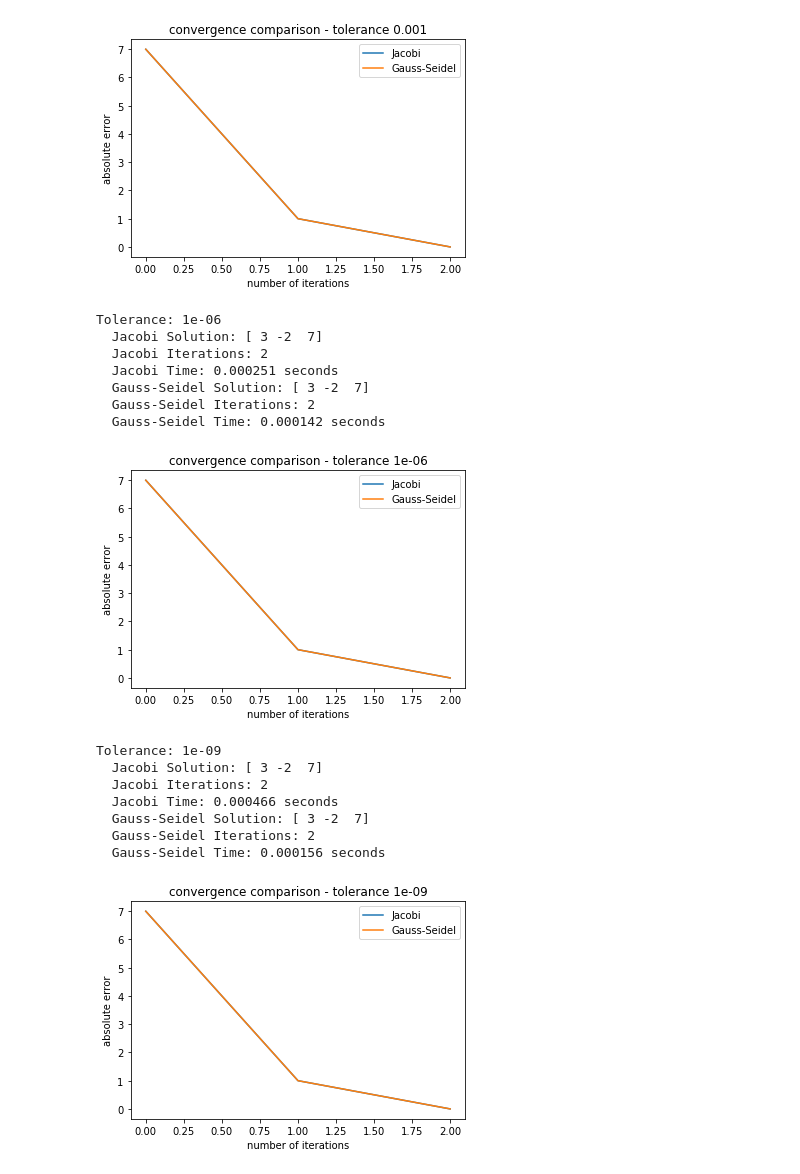
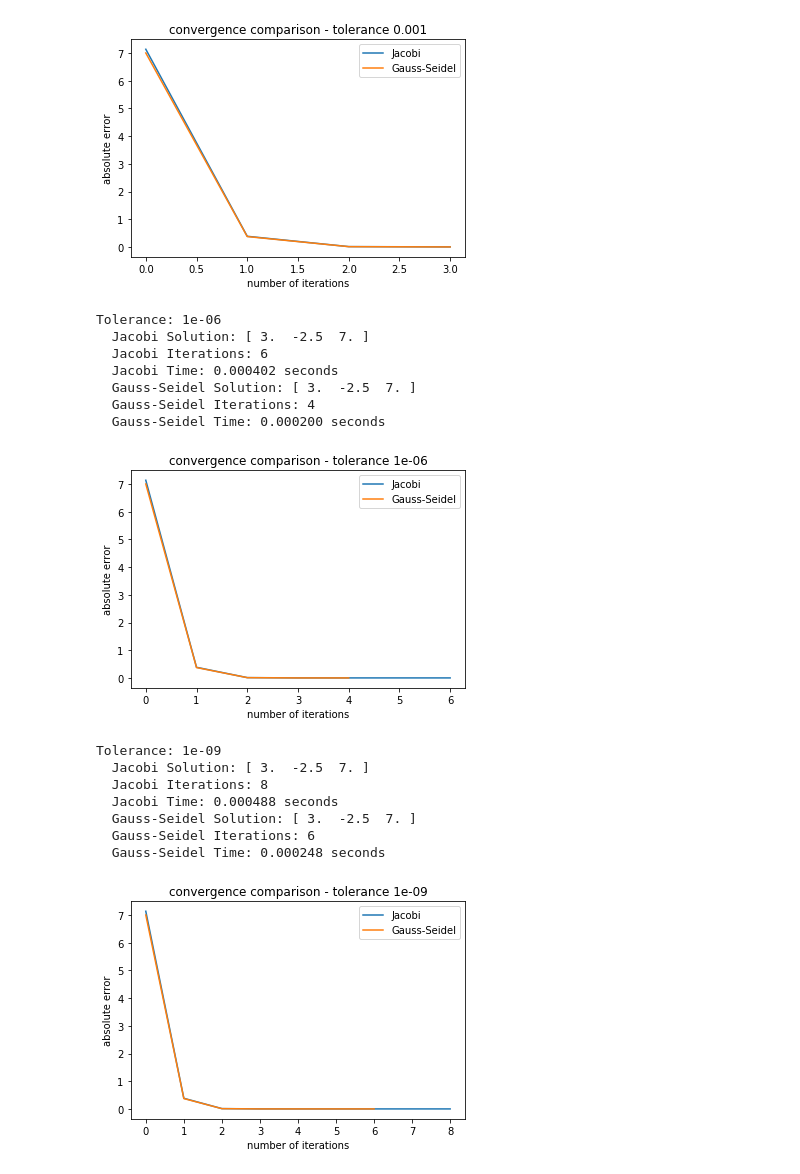
Before and after one commit to Roberto75369/coe311k, a Jupyter notebook: homework1/rd35434-HW4.ipynb, the cells around one changed output. Saved outputs shown, nothing was run; the diff lists cells and outputs as text; code cells hidden in the pictures.

```diff
--- a/homework1/rd35434-HW4.ipynb
+++ b/homework1/rd35434-HW4.ipynb
@@ -6,13 +6,13 @@ import matplotlib.pyplot as plt
 
 A = np.array([[3, -0.1, -0.2],
               [0.1, 7, -0.3],
-              [0.3, -0.2, 10]])
+              [0.3, -0.2, 10]], dtype=float)
 
-b = np.array([7.85, -19.3, 71.4])
+b = np.array([7.85, -19.3, 71.4], dtype=float)
 
-x0 = np.array([0, 0, 0])
+x0 = np.array([0, 0, 0],dtype=float)
 tolerances = [1e-3, 1e-6, 1e-9]
-max_iterations = 1000
+max_iterations = 100
 
 def jacobi(A, b, x0, tol, max_iterations):
     n = len(b)
@@ -86,18 +86,18 @@ Tolerance: 0.001
-[figure, old version]
+[figure, new version]
 Tolerance: 1e-06
-  Jacobi Solution: [ 3 -2  7]
-  Jacobi Iterations: 2
-  Jacobi Time: 0.000251 seconds
-  Gauss-Seidel Solution: [ 3 -2  7]
-  Gauss-Seidel Iterations: 2
-  Gauss-Seidel Time: 0.000142 seconds
+  Jacobi Solution: [ 3.  -2.5  7. ]
+  Jacobi Iterations: 6
+  Jacobi Time: 0.000402 seconds
+  Gauss-Seidel Solution: [ 3.  -2.5  7. ]
+  Gauss-Seidel Iterations: 4
+  Gauss-Seidel Time: 0.000200 seconds
-[figure, old version]
+[figure, new version]
 Tolerance: 1e-09
-  Jacobi Solution: [ 3 -2  7]
-  Jacobi Iterations: 2
-  Jacobi Time: 0.000466 seconds
-  Gauss-Seidel Solution: [ 3 -2  7]
-  Gauss-Seidel Iterations: 2
-  Gauss-Seidel Time: 0.000156 seconds
+  Jacobi Solution: [ 3.  -2.5  7. ]
+  Jacobi Iterations: 8
+  Jacobi Time: 0.000488 seconds
+  Gauss-Seidel Solution: [ 3.  -2.5  7. ]
+  Gauss-Seidel Iterations: 6
+  Gauss-Seidel Time: 0.000248 seconds
-[figure, old version]
+[figure, new version]
 # %% [markdown]
```
Also changed, not shown: parts of 2 cells of this notebook.
